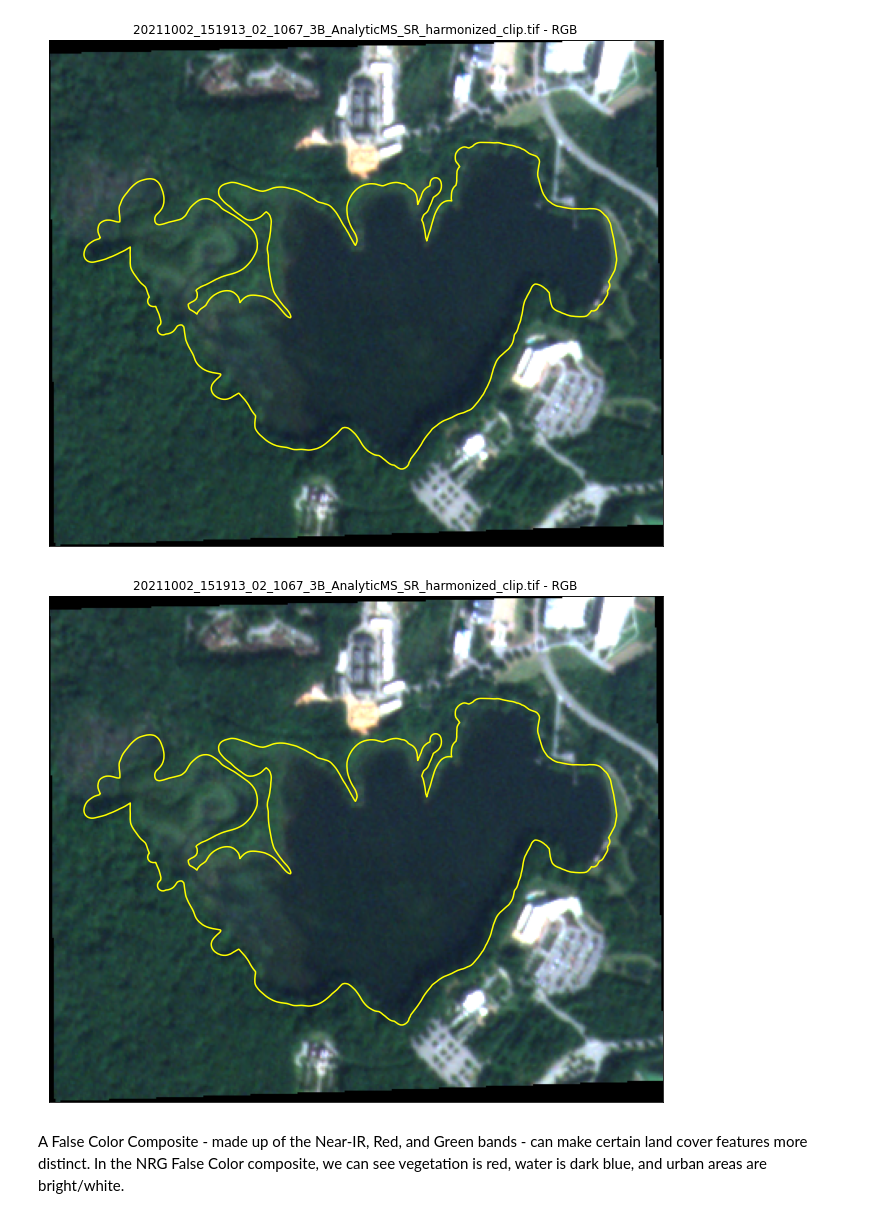
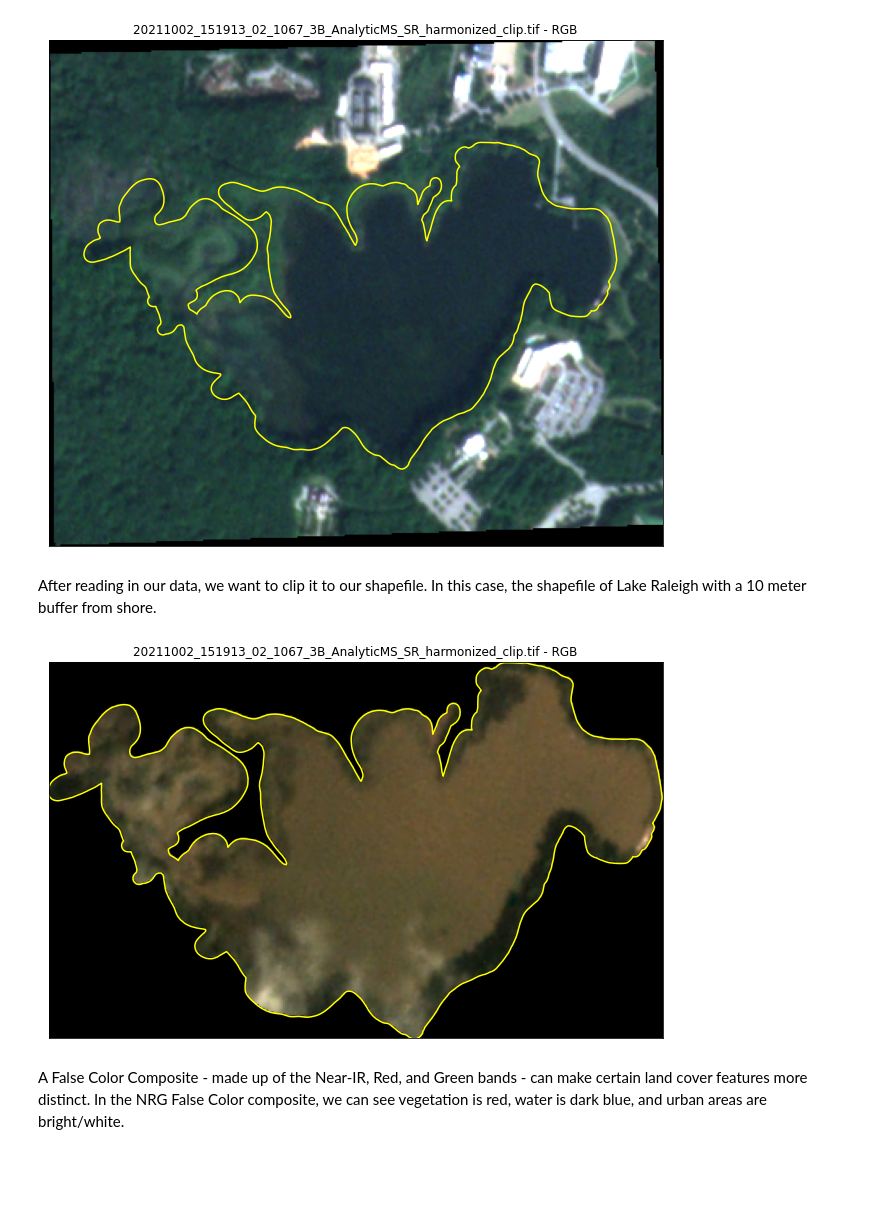
Before and after one commit to GAECLab/NR491_Fall2022, a Jupyter notebook: Week6_SatelliteData_Lecture/exercise4_RS.ipynb, the cells around one changed output. Drawn from its saved outputs; the diff is of its cells as text; code cells hidden in the pictures; blank space fills up the shorter version.

Commit message:
update with TS plot

```diff
--- a/Week6_SatelliteData_Lecture/exercise4_RS.ipynb
+++ b/Week6_SatelliteData_Lecture/exercise4_RS.ipynb
@@ -170,24 +160,26 @@ clip_plot_extent = plotting_extent(PS_clipped[0], PS_clipped.rio.transform())
+# %% [markdown]
+After reading in our data, we want to clip it to our shapefile. In this case, the shapefile of Lake Raleigh with a 10 meter buffer from shore.
 # %%
-with rio.open(PS_imgs[0]) as src:
-    img_array = src.read()
-    src_plot_extent = plotting_extent(src)
-# Ensure the input array doesn't have nodata values like -9999
-# Use stretch = True
+# clip the raster
+PS_clipped = PS_img_rxr.rio.clip(lake_raleigh_shp.geometry)
+# set the plotting extent
+clip_plot_extent = plotting_extent(PS_clipped[0], PS_clipped.rio.transform())
 
 # Use earthpy to plot the Natural or True Color Composite (Red, Green, Blue)
 f, ax = plt.subplots(figsize=(11, 12))
 
-ep.plot_rgb(img_array,rgb=(2, 1, 0),
-            stretch=True,
+ep.plot_rgb(PS_clipped.values,
+            rgb=(2, 1, 0),
+            stretch=False,
             title = f"{os.path.basename(PS_imgs[0])} - RGB",
-            extent= src_plot_extent,
+            extent= clip_plot_extent,
             ax=ax)
 
 lake_raleigh_shp.boundary.plot(ax=ax, color='yellow')
 
 plt.show()
 # %% [output]
-[figure, old version]
+[figure, new version]
 # %% [markdown]
 A False Color Composite - made up of the Near-IR, Red, and Green bands - can make certain land cover features more distinct. In the NRG False Color composite, we can see vegetation is red, water is dark blue, and urban areas are bright/white.
 # %%
```
Also changed, not shown: parts of 24 cells of this notebook.
